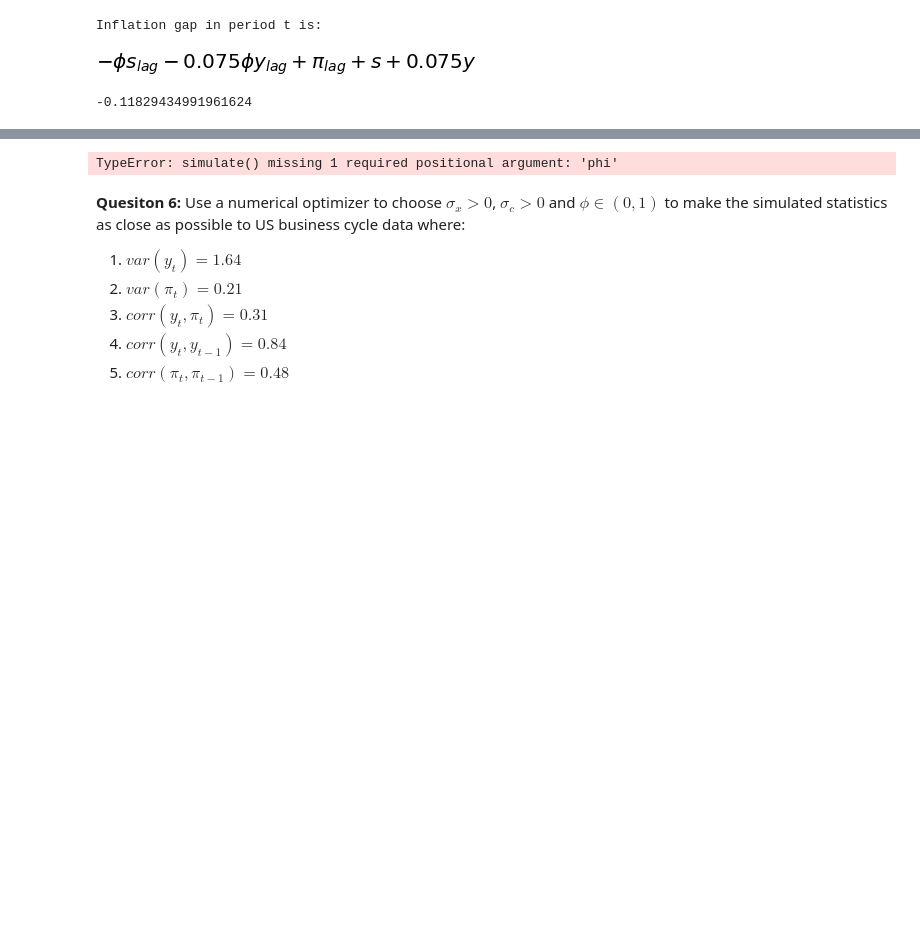
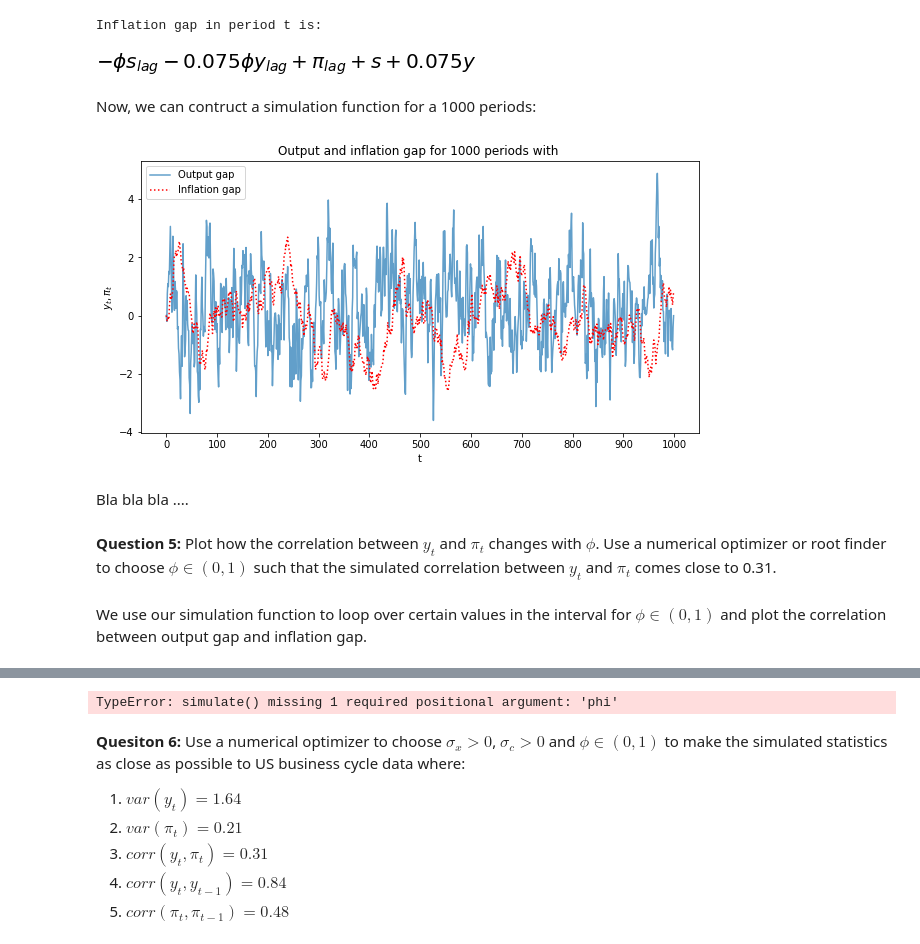
Before and after one commit to NumEconCopenhagen/projects-2019-wms, a Jupyter notebook: examproject/exam_2019.ipynb, the cells around one changed output, grey strips where cells are left out. Drawn from its saved outputs; the diff is of its cells as text; code cells hidden in the pictures; blank space fills up the shorter version.

```diff
--- a/examproject/exam_2019.ipynb
+++ b/examproject/exam_2019.ipynb
@@ -670,3 +585,5 @@ for i, j, k in zip(v, s, range(0, 999)):
+# %% [markdown]
+Now, we can contruct a simulation function for a 1000 periods:
 # %%
 def simulate(sigma_x, sigma_c, phi):
     #Range to simulate over
@@ -708,6 +627,25 @@ def simulate(sigma_x, sigma_c, phi):
 # %%
-simulate(sigma_x = 3.492, sigma_c = 0.2, phi = 0.5)[2]
+output = simulate(sigma_x=3.492, sigma_c=0.2, phi = 0.1)[0]
+inflation = simulate(sigma_x=3.492, sigma_c=0.2, phi = 0.1)[1]
-# %% [output]
--0.11829434991961624
+# %%
+fig = plt.figure(figsize= (10,5))
+ax = fig.add_subplot(1,1,1)
+ax.plot(t, output, label = 'Output gap', alpha=0.7)
+ax.plot(t, inflation, linestyle= ':', label = 'Inflation gap', color='red')
+#ax.grid()
+ax.legend()
+ax.set_xlabel('t') #
+ax.set_ylabel('$y_t, \pi_t$')
+ax.set_title('Output and inflation gap for 1000 periods with ')
+plt.xticks(range(0, 1001, 100))
+plt.show()
+# %% [output]
+[figure, added]
+# %% [markdown]
+Bla bla bla ....
+# %% [markdown]
+**Question 5:** Plot how the correlation between $y_t$ and $\pi_t$ changes with $\phi$. Use a numerical optimizer or root finder to choose $\phi\in(0,1)$ such that the simulated correlation between $y_t$ and $\pi_t$ comes close to 0.31.
+# %% [markdown]
+We use our simulation function to loop over certain values in the interval for $\phi\in(0,1)$ and plot the correlation between output gap and inflation gap.
 # %%
 corr_output_inflation = []
```
Also changed, not shown: parts of 25 cells of this notebook.
